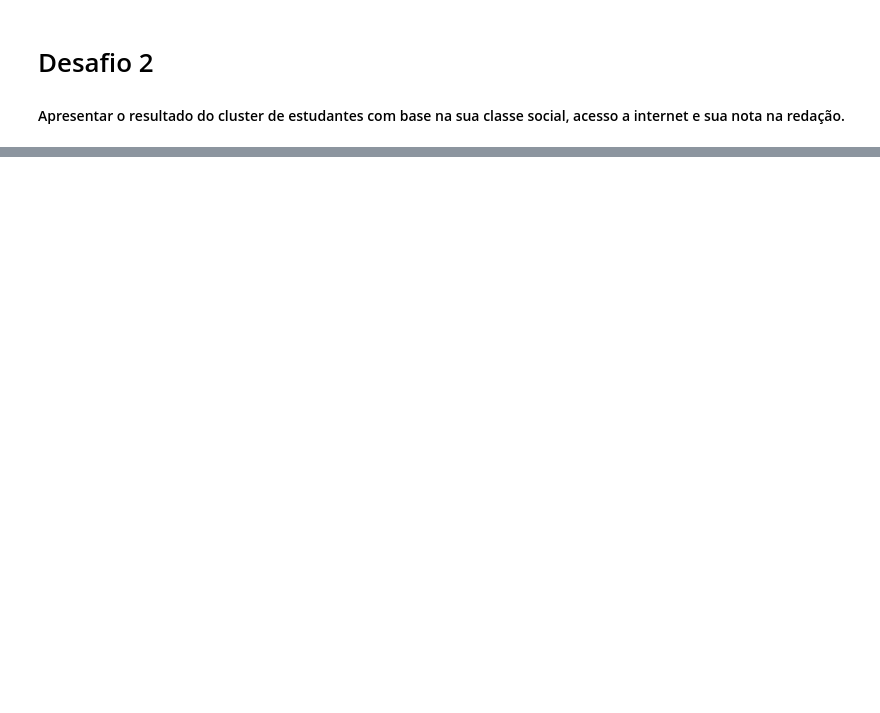
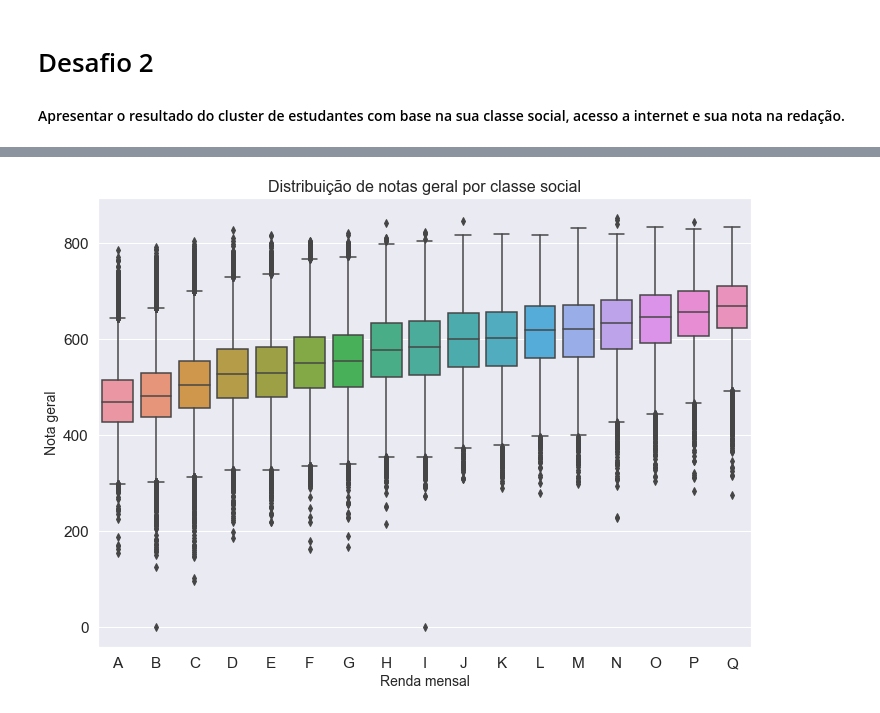
Before and after one commit to matheusmvl/ms-challenge-2021, a Jupyter notebook: projeto/analise_microdados_enem2019.ipynb, the cells around one changed output, grey strips where cells are left out. Saved outputs shown, nothing was run; the diff lists cells and outputs as text; code cells hidden in the pictures; blank space fills up the shorter version.

```diff
--- a/projeto/analise_microdados_enem2019.ipynb
+++ b/projeto/analise_microdados_enem2019.ipynb
@@ -170,0 +189,7 @@ plt.show()
+# %%
+mean_column = ((dados_renda_nota_geral["NU_NOTA_CN"] +
+               dados_renda_nota_geral["NU_NOTA_CH"] +
+               dados_renda_nota_geral["NU_NOTA_LC"] +
+               dados_renda_nota_geral["NU_NOTA_MT"] +
+               dados_renda_nota_geral["NU_NOTA_REDACAO"])/5)
+mean_column
@@ -170,0 +209,10 @@ plt.show()
+# %%
+dados_renda_nota_geral = dados_renda_nota_geral.rename(columns={
+    'Q006': 'renda_mensal',
+    'TP_COR_RACA': 'cor_raca',
+    'NU_NOTA_MT': 'nota_matematica',
+    'NU_NOTA_CN': 'nota_ciencias_da_natureza',
+    'NU_NOTA_CH': 'nota_ciencias_humanas',
+    'NU_NOTA_LC': 'nota_linguas_e _codigos',
+    'NU_NOTA_REDACAO': 'nota_redacao'
+})
@@ -170,0 +229,2 @@ plt.show()
+# %%
+dados_renda_nota_geral.insert(loc=7, column='nota_geral', value=mean_column)
@@ -170,0 +240,12 @@ plt.show()
+# %%
+dados_renda_nota_geral.sort_values(by='renda_mensal', ascending=True, inplace=True)
+# %%
+a4_dim = (11.7, 8.27)
+plt.figure(figsize=a4_dim)
+boxplot = sns.boxplot(x="renda_mensal", y="nota_geral", data=dados_renda_nota_geral)
+boxplot.axes.set_title("Distribuição de notas geral por classe social", fontsize=16)
+boxplot.set_xlabel("Renda mensal", fontsize=14)
+boxplot.set_ylabel("Nota geral", fontsize=14)
+plt.show()
+# %% [output]
+[figure, added]
```
Also changed, not shown: parts of 16 cells of this notebook.
